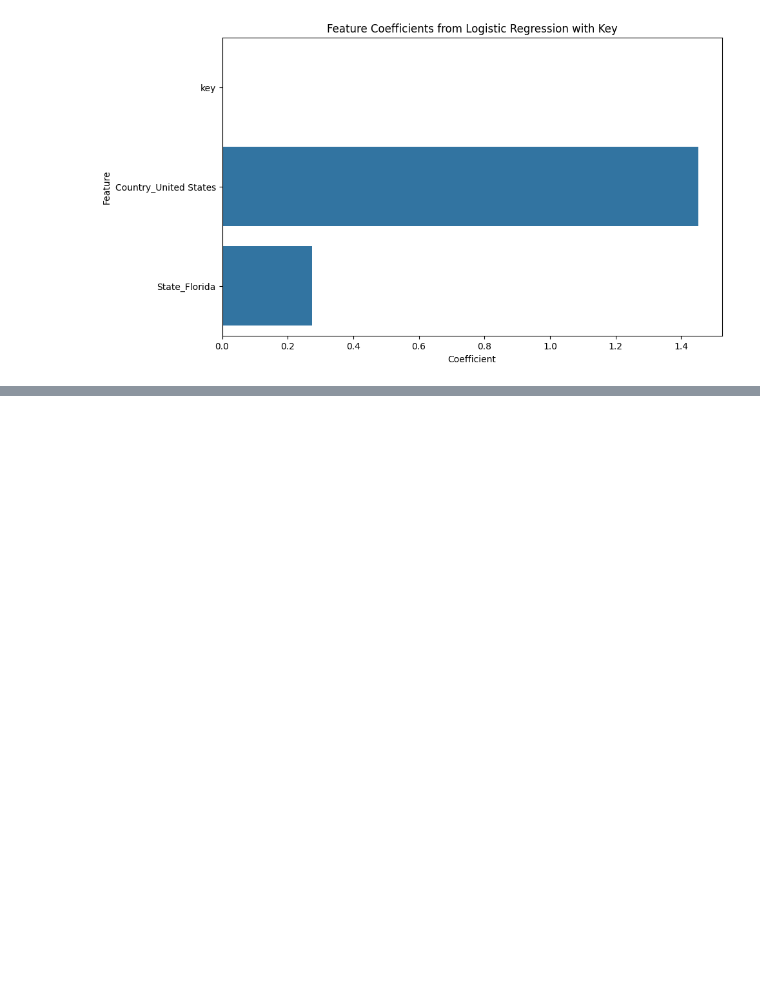
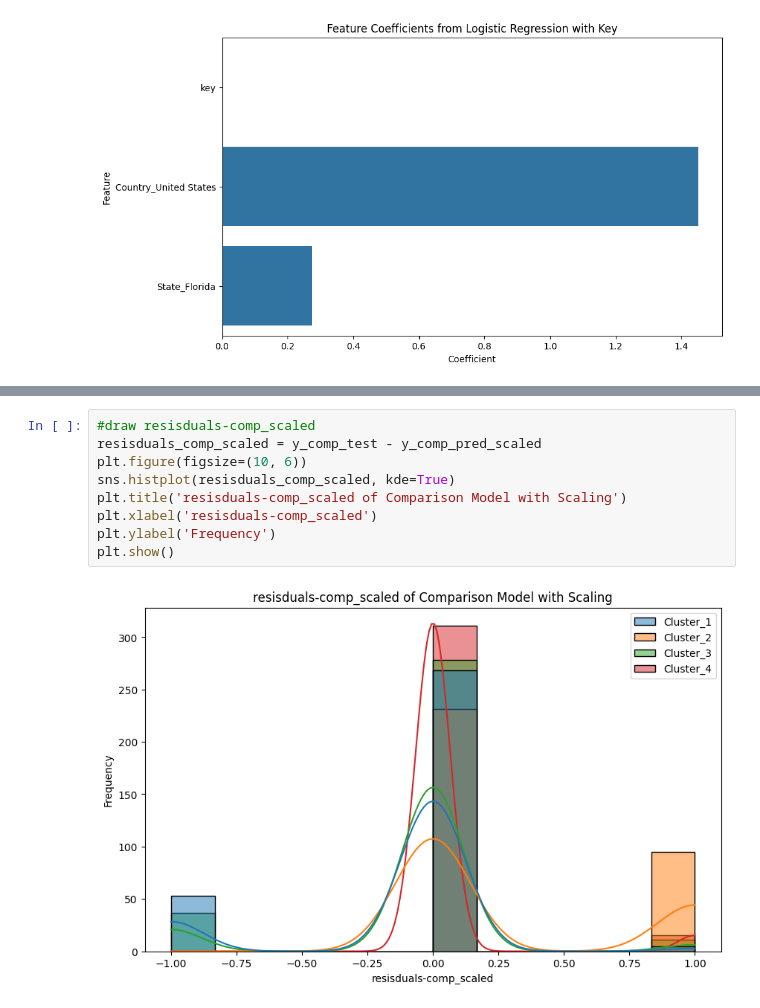
Before and after one commit to Girlcoding22/INDENG142_Sp25, a Jupyter notebook: Aggregated_LogisticRegression.ipynb, the cells around one changed output, grey strips where cells are left out. Saved outputs shown, nothing was run; the diff lists cells and outputs as text; blank space fills up the shorter version.

```diff
--- a/Aggregated_LogisticRegression.ipynb
+++ b/Aggregated_LogisticRegression.ipynb
@@ -291,0 +325,11 @@ plt.show()
+# %%
+#draw resisduals-comp_scaled
+resisduals_comp_scaled = y_comp_test - y_comp_pred_scaled
+plt.figure(figsize=(10, 6))
+sns.histplot(resisduals_comp_scaled, kde=True)
+plt.title('resisduals-comp_scaled of Comparison Model with Scaling')
+plt.xlabel('resisduals-comp_scaled')
+plt.ylabel('Frequency')
+plt.show()
+# %% [output]
+[figure, added]
```
Also changed, not shown: parts of 6 cells of this notebook, 1 other file.
